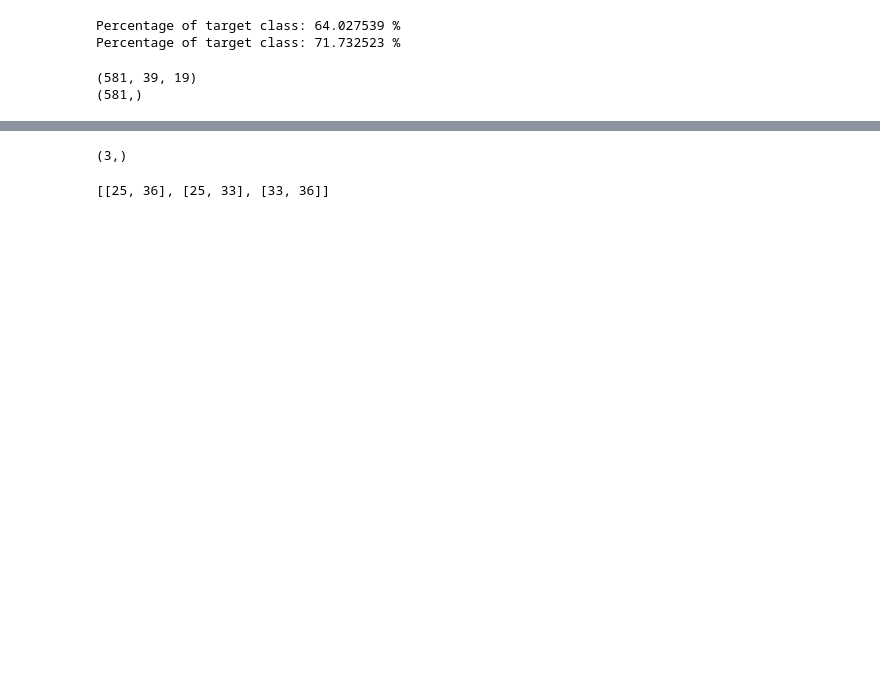
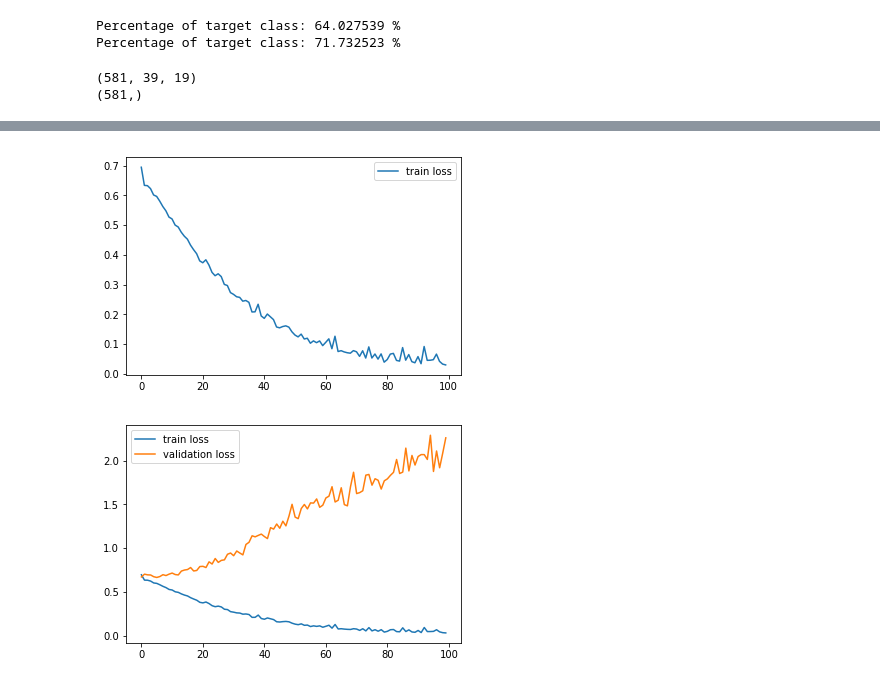
Before and after one commit to DangDangSister/CNN_LSTM_EEGClassifier, a Jupyter notebook: main.ipynb, the cells around one changed output, grey strips where cells are left out. Drawn from its saved outputs; the diff is of its cells as text; code cells hidden in the pictures; blank space fills up the shorter version.

Commit message:
Initial model python 3

```diff
--- a/main.ipynb
+++ b/main.ipynb
@@ -40,7 +36,7 @@ print data[33][1].shape
 from sklearn.metrics import roc_auc_score
 import logging
 
-class LossMetricHistory(ProgbarLogger):
+class LossMetricHistory(Callback):
     def __init__(self, validation_data=(), verbose=1):
         super(LossMetricHistory, self).__init__()
         self.x_val, self.y_val = validation_data
@@ -70,7 +66,7 @@ class LossMetricHistory(ProgbarLogger):
         self.accs.append(logs.get('acc'))
         self.val_accs.append(logs.get('val_acc'))
 
-        self.y_pred = self.model.predict_proba(x_val, verbose=0)
+        self.y_pred = self.model.predict_proba(self.x_val, verbose=0)
         self.aucs.append(roc_auc_score(self.y_val, self.y_pred))
         self.logger.info("epoch %d results: train loss = %.6f, val loss = %.6f"%(epoch + 1, self.losses[-1], self.val_losses[-1]) +
                      "\n\t\t\tacc = %.6f, val acc = %.6f"%(self.accs[-1], self.val_accs[-1]) +
@@ -85,33 +81,34 @@ class CnnLstmClassifier():
 
     def _make_test_model(self, input_shape):
         self.model = Sequential()
-        self.model.add(Dense(1, input_dim=3, activation='sigmoid'))
+        self.model.add(Dense(1, input_shape=(741,), activation='sigmoid'))
 
-    def _make_model(self, input_shape, dropout, recurrent_dropout):
+    def _make_model(self, input_shape, dropout, dropout_lstm, recurrent_dropout):
         batch_input_shape = (None, input_shape[1], input_shape[2])
         self.model = Sequential()
         self.model.add(Conv1D(self.n_filters, self.kernel_size, batch_input_shape=batch_input_shape,
                          activation='relu', kernel_regularizer=l1_l2(self.l1, self.l2)))
+        self.model.add(Dropout(dropout))
         self.model.add(LSTM(self.n_lstm,
-                       dropout=dropout, recurrent_dropout=recurrent_dropout))
+                       dropout=dropout_lstm, recurrent_dropout=recurrent_dropout))
         self.model.add(Dense(1, activation='sigmoid'))
 
     def train(self, X_train, y_train, X_val=None, y_val=None, n_epochs=5, batch_size=10, n_iter=5, learning_rate=0.001,
-              l1=0., l2=0., dropout=0., recurrent_dropout=0.):
+              l1=0., l2=0.0, dropout=0., dropout_lstm=0., recurrent_dropout=0., verbose=1):
         self.learning_rate = learning_rate
         self.l1 = l1
         self.l2 = l2
         self.kernel_size = X_train.shape[2]
-        self._make_test_model(X_train.shape)
-        #self._make_model(X_train.shape, dropout, recurrent_dropout)
+        #self._make_test_model(X_train.shape)
+        self._make_model(X_train.shape, dropout, dropout_lstm, recurrent_dropout)
         self.optimizer = RMSprop(lr=learning_rate)
         self.model.compile(loss=self.loss, optimizer=self.optimizer, metrics=['acc'])
 
-        #self.log = BaseLogger()#LossMetricHistory(validation_data=(X_val, y_val))
+        self.log = LossMetricHistory(validation_data=(X_val, y_val))#BaseLogger()
         self.hist = self.model.fit(X_train, y_train,
                         batch_size=batch_size,
                         epochs=n_epochs,
-                        validation_data=(X_val, y_val), verbose=2)#, callbacks=[self.log])
+                        validation_data=(X_val, y_val), verbose=verbose, callbacks=[self.log])
         return self.hist
 
     def predict(self, X, threshold=0.5):
@@ -132,7 +129,12 @@ class CnnLstmClassifier():
                 raise ValueError(message="No such option: '%s'. Use 'auc' or 'acc'"%str(metrics))
         except ValueError as err:
             print(err)
+# %%
+from sklearn.model_selection import train_test_split
+
+X_train, X_val, y_train, y_val = train_test_split(data[33][0], data[33][1], test_size=0.2, stratify=data[33][1], random_state=108)
 # %%
-clf = CnnLstmClassifier(n_lstm=2, n_filters=2)
-clf.train(data[33][0][:3,:], data[33][1][:3,], data[33][0][4:7,:], data[33][1][4:7,], n_epochs=1)
+clf = CnnLstmClassifier(n_lstm=30, n_filters=10)
+#clf.train(data[33][0][:3,...].flatten().reshape(3, -1), data[33][1][:3,], data[33][0][4:7,...].flatten().reshape(3, -1), data[33][1][4:7,], n_epochs=5)
+clf.train(X_train, y_train, X_val, y_val, n_epochs=100)
 # %% [output]
@@ -140,15 +170,0 @@ ValueError: Error when checking input: expected dense_17_input to have 2 dimensi
-# %%
-model = Sequential()
-print data[33][1][:3].shape
-# %% [output]
-(3,)
-# %%
-subjects = set(map(int, os.listdir(path_to_data)))
-pairs = [[i, j] for i in subjects for j in subjects if i < j ]
-for pair in pairs:
-    data = dt.DataBuildClassifier(path_to_data).get_data(pair, shuffle=True, random_state=1,
-                                                        resample_to=128, windows=[(0.2, 0.5)],
-                                                        baseline_window=(0.2, 0.3))
-    X = data
-# %% [output]
-[[25, 36], [25, 33], [33, 36]]
@@ -183,0 +171,15 @@ hist = model.fit(x_train, y_train,
+# %%
+import matplotlib.pyplot as plt
+% matplotlib inline
+# Without regularization
+n_epochs = 100
+trainloss, = plt.plot(np.arange(n_epochs), clf.log.losses, label='train loss')
+plt.legend(handles=[trainloss])
+plt.show()
+trainloss, = plt.plot(np.arange(n_epochs), clf.log.losses, label='train loss')
+valloss, = plt.plot(np.arange(n_epochs), clf.log.val_losses, label='validation loss')
+plt.legend(handles=[trainloss, valloss])
+plt.show()
+# %% [output]
+[figure, added]
+[figure, added]
```
Also changed, not shown: parts of 13 cells of this notebook, 1 other file.
